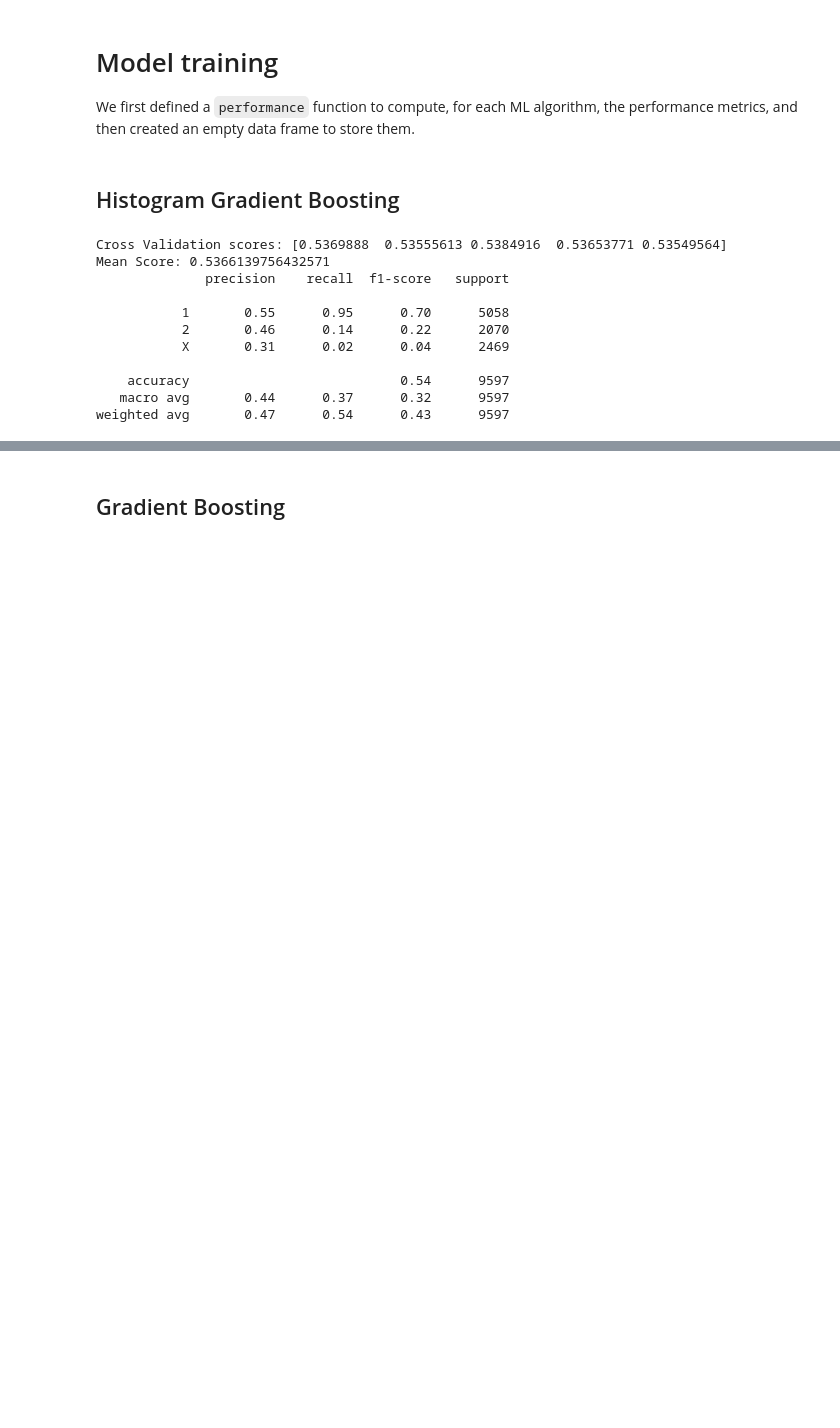
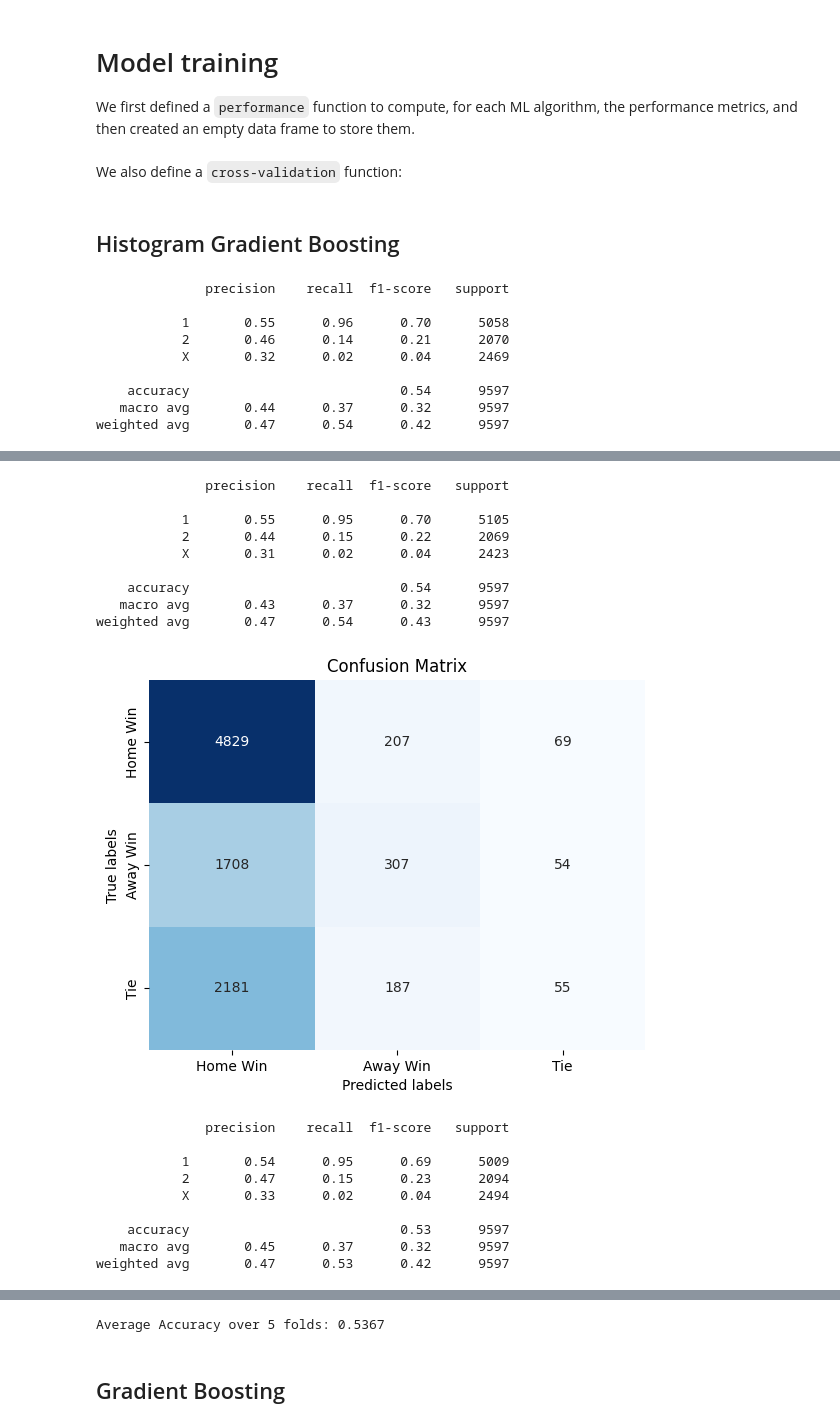
Before and after one commit to ManuIluro22/LaLiga, a Jupyter notebook: analysis/ModelAnalysis.ipynb, the cells around one changed output, grey strips where cells are left out. Drawn from its saved outputs; the diff is of its cells as text; code cells hidden in the pictures; blank space fills up the shorter version.

```diff
--- a/analysis/ModelAnalysis.ipynb
+++ b/analysis/ModelAnalysis.ipynb
@@ -460,19 +460,19 @@ Index(['season', 'division', 'matchday', 'home_team', 'away_team', 'result',
        'H2H_goals_away_last_10'],
       dtype='object')
 # %%
-X_train, X_test, y_train, y_test = train_test_split(df.drop(["season","division","result","home_team","away_team"],axis=1), df["result"], test_size=0.2, random_state=1)
+X = df.drop(["season","division","result","home_team","away_team"], axis=1)
+y = df["result"]
 # %% [markdown]
 # Model training
 
 We first defined a `performance` function to compute, for each ML algorithm, the performance metrics, and then created an empty data frame to store them.
+# %%
+# Empty df to store the performance of the different models
+models_performance = pd.DataFrame(columns=['model', 'accuracy', 'cv_avg_accuracy'])
 # %%
-def performance(model, y_pred):
+def performance(model, y_test, y_pred):
     # Classificatin Report shows some metrics to evaluate the model performance
     class_report = classification_report(y_test, y_pred, output_dict=True)
-    scores = cross_val_score(model, X_train, y_train, cv=5)
-    mean_score = scores.mean()
-    print(f'Cross Validation scores: {scores}')
-    print("Mean Score:", mean_score)
     print(classification_report(y_test, y_pred))
     accuracy = class_report['accuracy']
 
@@ -486,28 +486,64 @@ def performance(model, y_pred):
     plt.title('Confusion Matrix')
     plt.show()
 
-    return accuracy, mean_score
-
-# Empty df to store the performance of the different models
-models_performance = pd.DataFrame(columns=['model', 'accuracy', 'cv_score_mean'])
+    return accuracy
+# %% [markdown]
+We also define a `cross-validation` function:
+# %%
+def cross_val(model, X, y, k=5):
+
+    kf = KFold(n_splits=k, shuffle=True, random_state=1)
+
+    fold_accuracies = []
+
+    for train_index, test_index in kf.split(X):
+        X_train, X_test = X.iloc[train_index,:], X.iloc[test_index,:]
+        y_train, y_test = y.iloc[train_index], y.iloc[test_index]
+
+        model.fit(X_train, y_train)
+        y_pred = model.predict(X_test)
+
+        accuracy = performance(model, y_test, y_pred)
+        fold_accuracies.append(accuracy)
+
+    # Calculate and print average accuracy
+    cv_avg_accuracy = np.mean(fold_accuracies)
+    print(f"Average Accuracy over {k} folds: {cv_avg_accuracy:.4f}")
+
+    return accuracy, cv_avg_accuracy
 # %% [markdown]
 ## Histogram Gradient Boosting
 # %%
 hgb_model = HistGradientBoostingClassifier()
-hgb_model.fit(X_train, y_train)
-hgb_pred = hgb_model.predict(X_test)
-hgb_accuracy, hgb_mean_score = performance(hgb_model, hgb_pred)
+hgb_accuracy, hgb_mean_score = cross_val(hgb_model, X, y)
 models_performance.loc[len(models_performance)] = [type(hgb_model).__name__, hgb_accuracy, hgb_mean_score]
 # %% [output]
-Cross Validation scores: [0.5369888  0.53555613 0.5384916  0.53653771 0.53549564]
-Mean Score: 0.5366139756432571
               precision    recall  f1-score   support
 
-           1       0.55      0.95      0.70      5058
-           2       0.46      0.14      0.22      2070
-           X       0.31      0.02      0.04      2469
+           1       0.55      0.96      0.70      5058
+           2       0.46      0.14      0.21      2070
+           X       0.32      0.02      0.04      2469
 
     accuracy                           0.54      9597
    macro avg       0.44      0.37      0.32      9597
-weighted avg       0.47      0.54      0.43      9597
+weighted avg       0.47      0.54      0.42      9597
 [figure]
+              precision    recall  f1-score   support
+
+           1       0.55      0.95      0.70      5105
+           2       0.44      0.15      0.22      2069
+           X       0.31      0.02      0.04      2423
+
+    accuracy                           0.54      9597
+   macro avg       0.43      0.37      0.32      9597
+weighted avg       0.47      0.54      0.43      9597
+[figure, added]
+              precision    recall  f1-score   support
+
+           1       0.54      0.95      0.69      5009
+           2       0.47      0.15      0.23      2094
+           X       0.33      0.02      0.04      2494
+
+    accuracy                           0.53      9597
+   macro avg       0.45      0.37      0.32      9597
+weighted avg       0.47      0.53      0.42      9597
@@ -514,3 +571,4 @@ weighted avg       0.47      0.54      0.43      9597
+Average Accuracy over 5 folds: 0.5367
 # %% [markdown]
 ## Gradient Boosting
 # %%
```
Also changed, not shown: parts of 12 cells of this notebook.
